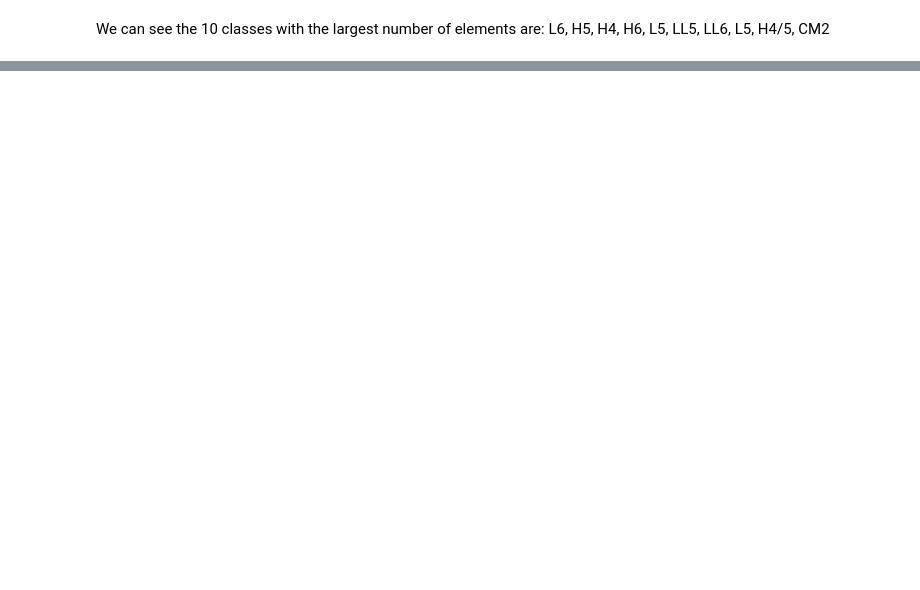
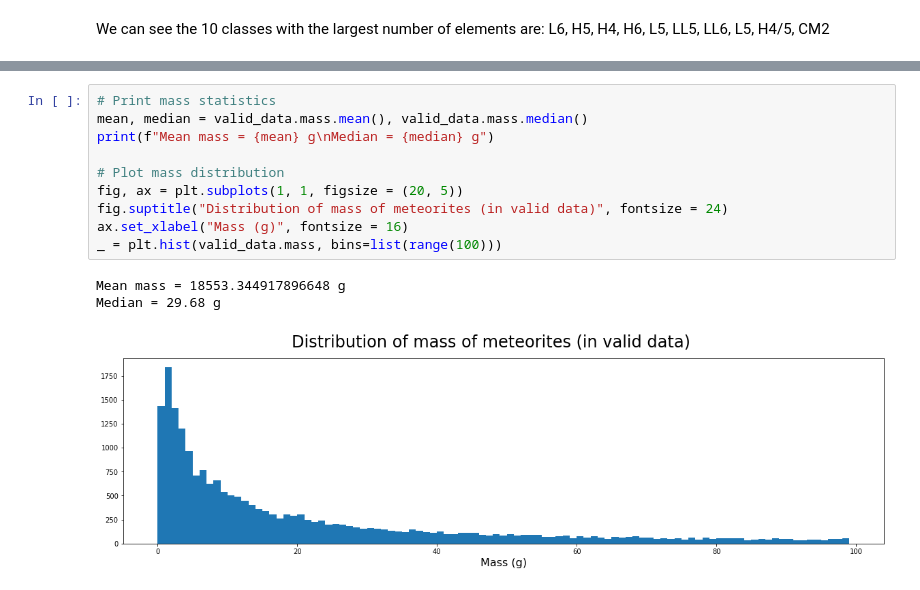
Before and after one commit to com-480-data-visualization/com-480-project-big-yoshi-club, a Jupyter notebook: MeteoriteLandings/Problematic and Data Analysis.ipynb, the cells around one changed output, grey strips where cells are left out. Drawn from its saved outputs; the diff is of its cells as text; blank space fills up the shorter version.

```diff
--- a/MeteoriteLandings/Problematic and Data Analysis.ipynb
+++ b/MeteoriteLandings/Problematic and Data Analysis.ipynb
@@ -167,0 +128,14 @@ We can see the 10 classes with the largest number of elements are: L6, H5, H4, H
+# %%
+# Print mass statistics
+mean, median = valid_data.mass.mean(), valid_data.mass.median()
+print(f"Mean mass = {mean} g\nMedian = {median} g")
+
+# Plot mass distribution
+fig, ax = plt.subplots(1, 1, figsize = (20, 5))
+fig.suptitle("Distribution of mass of meteorites (in valid data)", fontsize = 24)
+ax.set_xlabel("Mass (g)", fontsize = 16)
+_ = plt.hist(valid_data.mass, bins=list(range(100)))
+# %% [output]
+Mean mass = 18553.344917896648 g
+Median = 29.68 g
+[figure, added]
```
Also changed, not shown: parts of 10 cells of this notebook, 3 other files.
